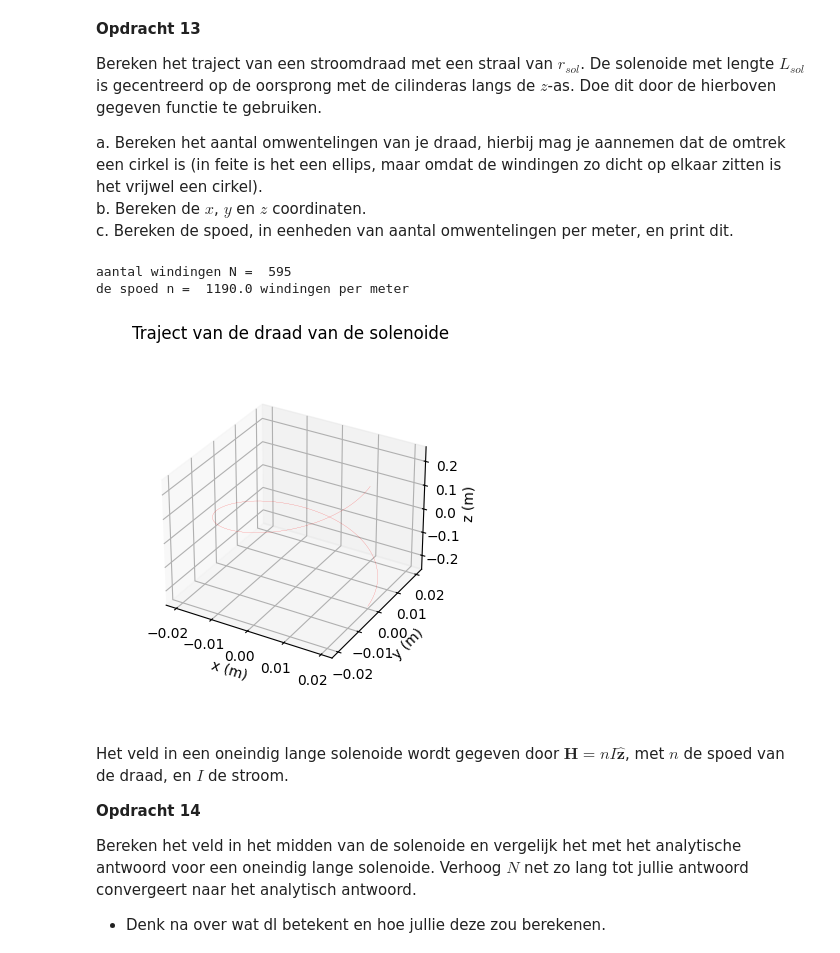
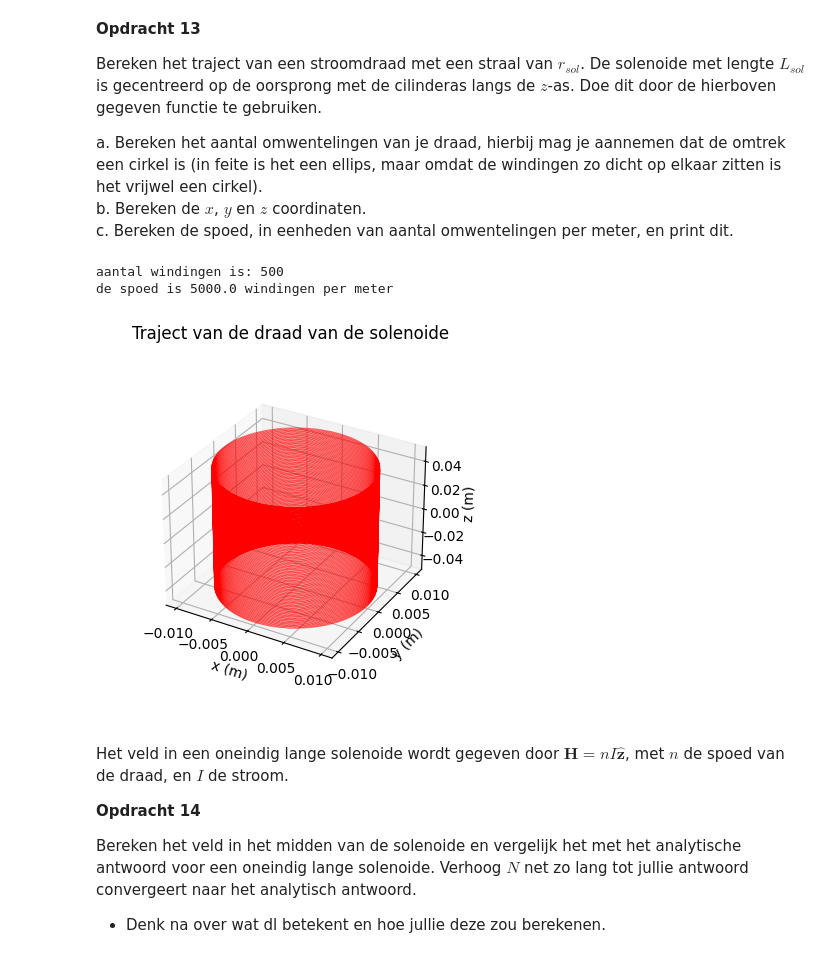
Before and after one commit to JSlootsTUD/opdrachten-DEF-D-Justin, a Jupyter notebook: DigitaleOntwerpopdrachten/2KrachtactuatorOpdracht/2KrachtactuatorOpdracht/KrachtactuatorOpdracht.ipynb, the cells around one changed output. Saved outputs shown, nothing was run; the diff lists cells and outputs as text; code cells hidden in the pictures.

```diff
--- a/DigitaleOntwerpopdrachten/2KrachtactuatorOpdracht/2KrachtactuatorOpdracht/KrachtactuatorOpdracht.ipynb
+++ b/DigitaleOntwerpopdrachten/2KrachtactuatorOpdracht/2KrachtactuatorOpdracht/KrachtactuatorOpdracht.ipynb
@@ -123,12 +127,15 @@ def max_draad_lengte(rho,V,rd,I):
 rho = 1.68e-8  # de soortelijke weerstand voor koper
 V = np.array([9, 9, 20])  # de spanning van de voedingsbron in volt
 rd = np.array([0.05e-3, 0.05e-3, 0.2e-3])  # de straal van draad van de spoel in meter
-I = np.array([500e-3, 500e-3, 2])
-
-L_draad = max_draad_lengte(rho,V,rd,I)
+I_bron = np.array([500e-3, 500e-3, 2])  #
+L_s = np.linspace(0,1,50)  # Lengte spoel
+rs = np.array([0.01, 0.01, 0.02]) # straal van de spoel in meter
+mu_r = 50000   # relatieve permeabiliteit van de plunjer als deze van ijzer is
+F = np.array([40, 5, 15])
+L_d = max_draad_lengte(rho,V,rd,I_bron)
 
 
-print(L_draad[0], "meter")
-print(L_draad[1], "meter")
-print(L_draad[2], "meter")
+print("maximale draadlengte voor de deauracturator: %.2f meter"%L_d[0])
+print("maximale draadlengte voor de deauracturator: %.2f meter"%L_d[1])
+print("maximale draadlengte voor de deauracturator: %.2f meter"%L_d[2])
 # %% [output]
@@ -357,29 +415,30 @@ a. Bereken het aantal omwentelingen van je draad, hierbij mag je aannemen dat de
 b. Bereken de $x$, $y$ en $z$ coordinaten.\
 c. Bereken de spoed, in eenheden van aantal omwentelingen per meter, en print dit.
 # %%
-l_draad = L_draad[2]
-r_sol = rs[2]
-L_sol = 0.5
-N = round(l_draad/(2*np.pi*r_sol))
+l_draad =  L_d[0]
+r_sol = rs[0]
+L_sol = 0.1
+aantal_windingen = 500 #int(l_draad/(2*np.pi*r_sol))
+N = 13300
 
-print("aantal windingen N = ", N)
+print("aantal windingen is:", aantal_windingen)
 
-x,y,z = parametrisatie(595,r_sol,N,L_sol)
+x,y,z = parametrisatie(N,r_sol,aantal_windingen,L_sol)
 
-n = N/L_sol
-print("de spoed n = ", n, "windingen per meter")
+n = aantal_windingen/L_sol
+print("de spoed is", n, "windingen per meter")
 
 # Enkele plots
 ax=plt.figure().add_subplot(projection='3d')
 plt.title('Traject van de draad van de solenoide')
-plt.plot(x, y, z, 'r', linewidth=0.1)
+plt.plot(x, y, z, '-r', linewidth=0.1)
 ax.set_box_aspect(aspect=None, zoom=0.8)
 ax.set_xlabel('x (m)'), ax.set_ylabel('y (m)'), ax.set_zlabel('z (m)')
 plt.show()
 # %% [output]
-aantal windingen N =  595
-de spoed n =  1190.0 windingen per meter
+aantal windingen is: 500
+de spoed is 5000.0 windingen per meter
-[figure, old version]
+[figure, new version]
 # %% [markdown]
 Het veld in een oneindig lange solenoide wordt gegeven door $\mathbf{H} = n I \hat{\mathbf{z}}$, met $n$ de spoed van de draad, en $I$ de stroom.
 
```
Also changed, not shown: parts of 15 cells of this notebook, 4 other files.
